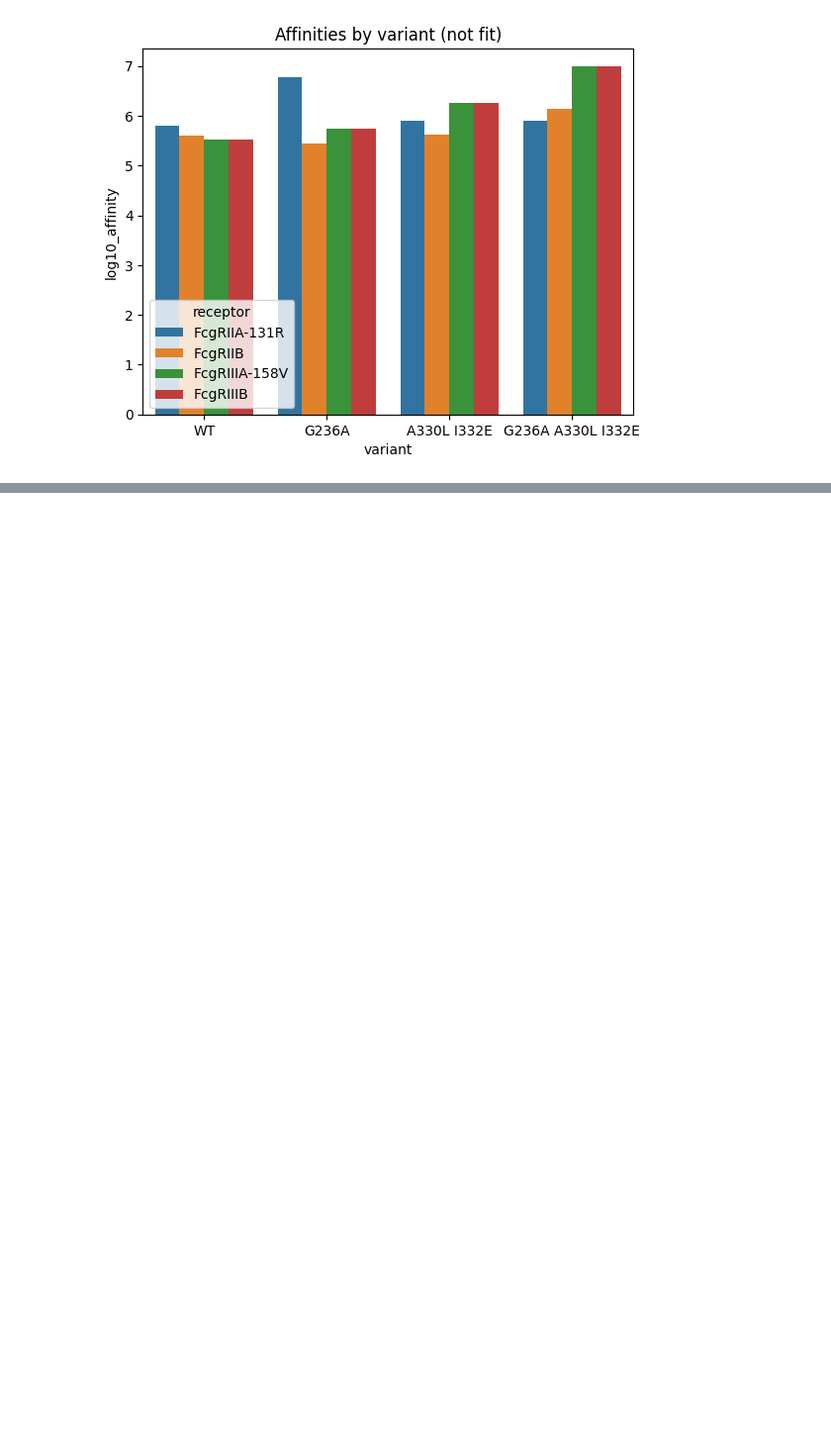
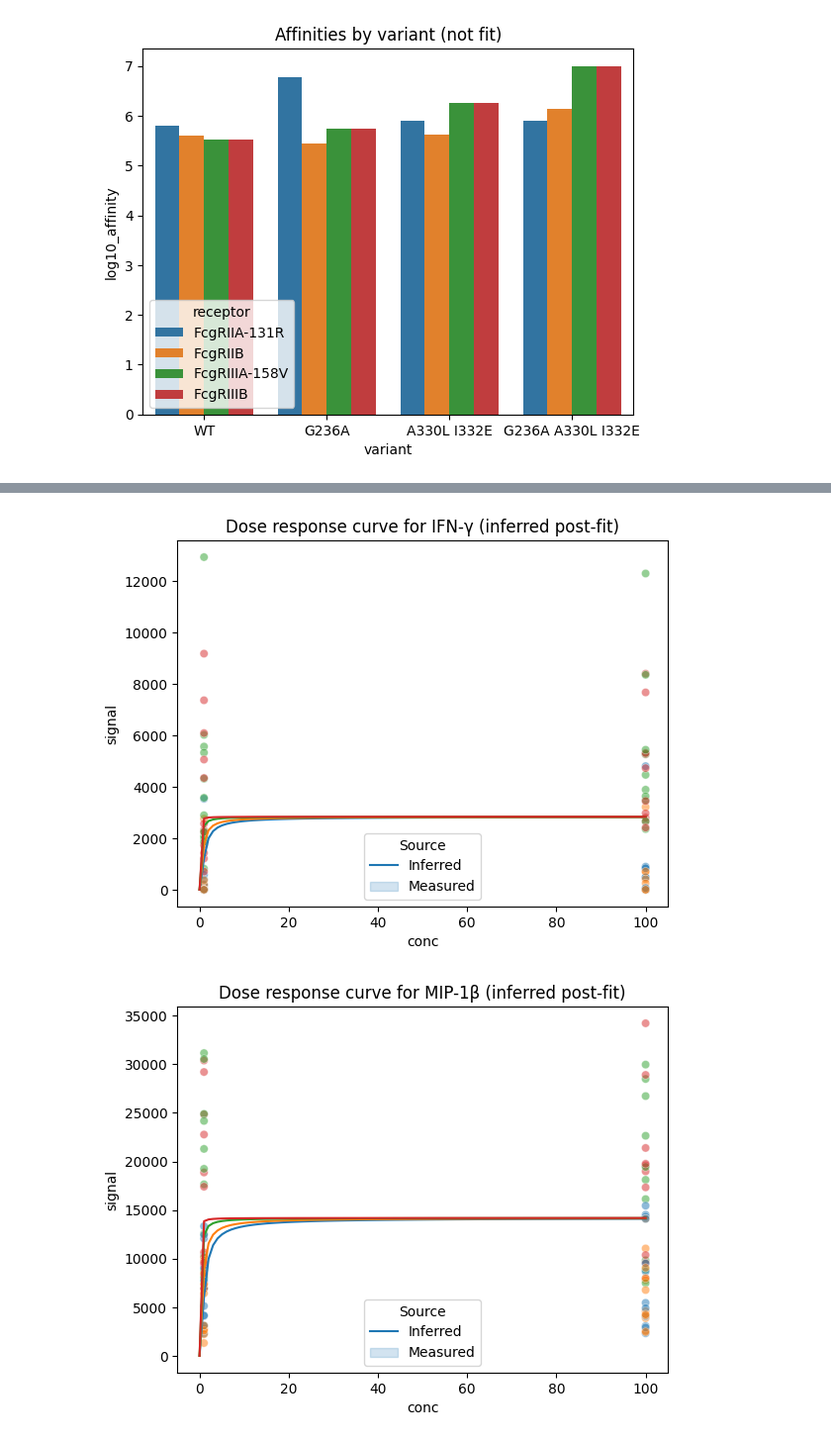
Before and after one commit to meyer-lab/cetuximab-binding-model, a Jupyter notebook: run.ipynb, the cells around one changed output, grey strips where cells are left out. Shown at 99% size. Saved outputs shown, nothing was run; the diff lists cells and outputs as text; code cells hidden in the pictures; blank space fills up the shorter version.

```diff
--- a/run.ipynb
+++ b/run.ipynb
@@ -102,0 +160,23 @@ ab_ag_coefficient:  14.999838766773149
+# %%
+# overlay real data
+
+# stack result_polate and result, making sure they are labeled
+result_polate["source"] = "inferred"
+result_copy = result.drop(columns=["signal_inferred", "se"])
+result_copy["source"] = "measured"
+result_stack = pd.concat([result_polate, result_copy])
+
+
+for cytokine in result_stack["cytokine"].unique():
+    cytokine_df = result_stack[result_stack["cytokine"] == cytokine]
+    # plot inferred as lineplot, measured as scatterplot
+    ax = sns.lineplot(x="conc", y="signal", hue="variant", data=cytokine_df[cytokine_df["source"] == "inferred"])
+    sns.scatterplot(x="conc", y="signal", hue="variant", data=cytokine_df[cytokine_df["source"] == "measured"], alpha=0.5, ax=ax)
+
+    # indicate that the lineplot is inferred and the scatterplot is measured in legend
+    ax.legend(title="Source", labels=["Inferred", "Measured"])
+    ax.set_title(f"Dose response curve for {cytokine} (inferred post-fit)")
+    plt.show()
+# %% [output]
+[figure, added]
+[figure, added]
```
Also changed, not shown: parts of 8 cells of this notebook, 1 other file.
